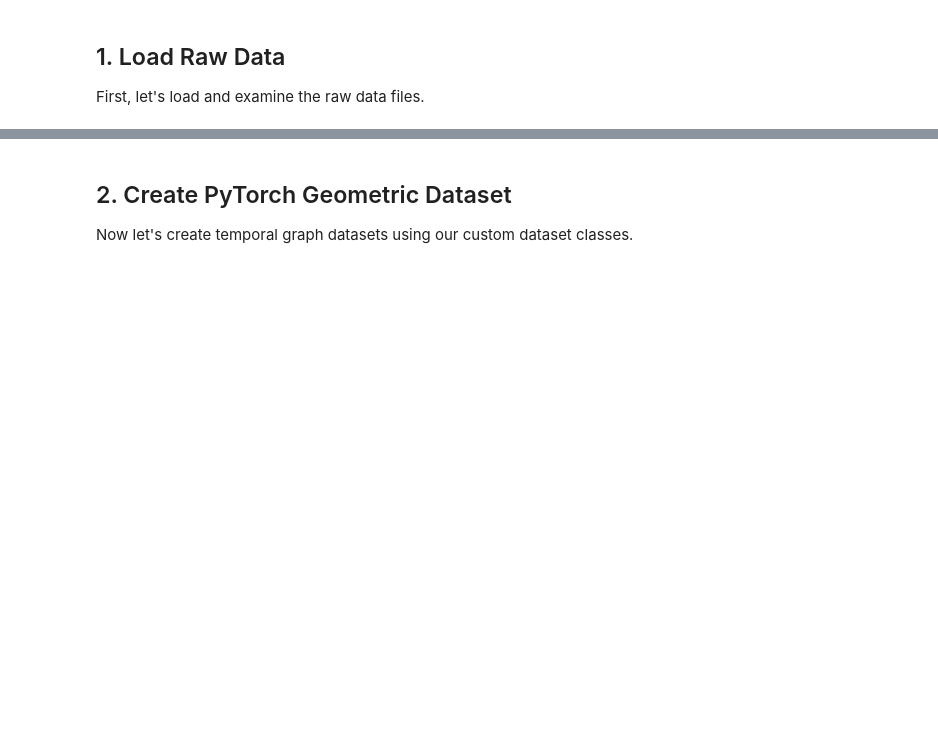
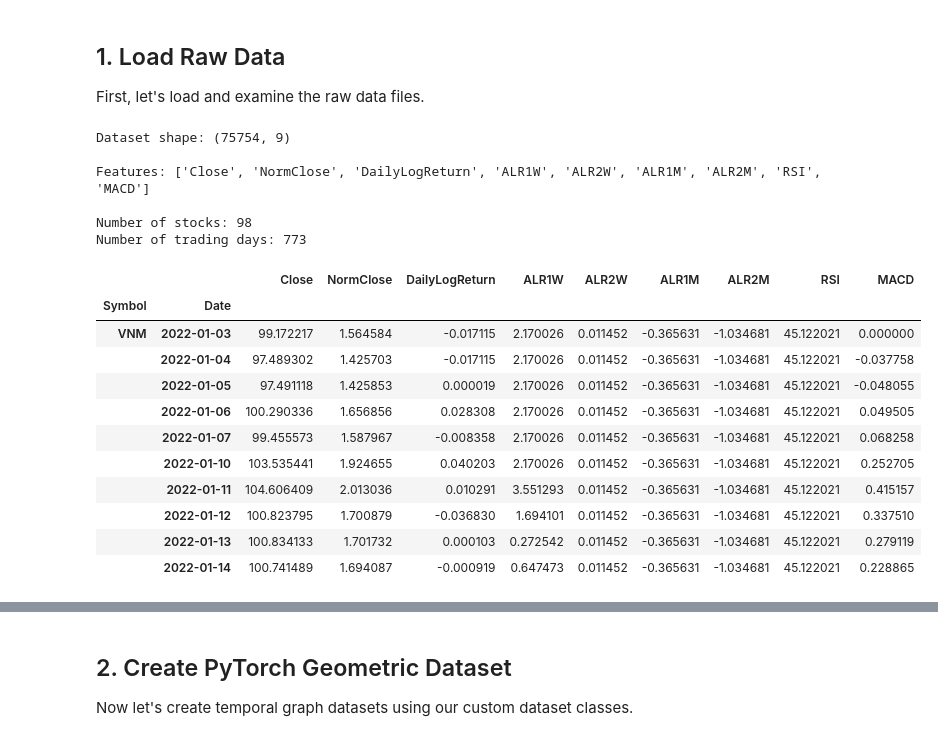
Before and after one commit to 23070601/NCKH, a Jupyter notebook: notebooks/2_data_preparation.ipynb, the cells around one changed output, grey strips where cells are left out. Drawn from its saved outputs; the diff is of its cells as text; code cells hidden in the pictures; blank space fills up the shorter version.

```diff
--- a/notebooks/2_data_preparation.ipynb
+++ b/notebooks/2_data_preparation.ipynb
@@ -33,12 +33,31 @@ sns.set_palette("husl")
 First, let's load and examine the raw data files.
 # %%
 # Load raw values
-values = pd.read_csv('../data/values.csv').set_index(['Symbol', 'Date'])
+values = pd.read_csv('../data/raw/values.csv').set_index(['Symbol', 'Date'])
 print(f"Dataset shape: {values.shape}")
 print(f"\nFeatures: {list(values.columns)}")
 print(f"\nNumber of stocks: {len(values.index.get_level_values('Symbol').unique())}")
 print(f"Number of trading days: {len(values.index.get_level_values('Date').unique())}")
 
 values.head(10)
+# %% [output]
+Dataset shape: (75754, 9)
+
+Features: ['Close', 'NormClose', 'DailyLogReturn', 'ALR1W', 'ALR2W', 'ALR1M', 'ALR2M', 'RSI', 'MACD']
+
+Number of stocks: 98
+Number of trading days: 773
+|  |  | Close | NormClose | DailyLogReturn | ALR1W | ALR2W | ALR1M | ALR2M | RSI | MACD |
+| Symbol | Date |  |  |  |  |  |  |  |  |  |
+| VNM | 2022-01-03 | 99.172217 | 1.564584 | -0.017115 | 2.170026 | 0.011452 | -0.365631 | -1.034681 | 45.122021 | 0.000000 |
+|  | 2022-01-04 | 97.489302 | 1.425703 | -0.017115 | 2.170026 | 0.011452 | -0.365631 | -1.034681 | 45.122021 | -0.037758 |
+|  | 2022-01-05 | 97.491118 | 1.425853 | 0.000019 | 2.170026 | 0.011452 | -0.365631 | -1.034681 | 45.122021 | -0.048055 |
+|  | 2022-01-06 | 100.290336 | 1.656856 | 0.028308 | 2.170026 | 0.011452 | -0.365631 | -1.034681 | 45.122021 | 0.049505 |
+|  | 2022-01-07 | 99.455573 | 1.587967 | -0.008358 | 2.170026 | 0.011452 | -0.365631 | -1.034681 | 45.122021 | 0.068258 |
+|  | 2022-01-10 | 103.535441 | 1.924655 | 0.040203 | 2.170026 | 0.011452 | -0.365631 | -1.034681 | 45.122021 | 0.252705 |
+|  | 2022-01-11 | 104.606409 | 2.013036 | 0.010291 | 3.551293 | 0.011452 | -0.365631 | -1.034681 | 45.122021 | 0.415157 |
+|  | 2022-01-12 | 100.823795 | 1.700879 | -0.036830 | 1.694101 | 0.011452 | -0.365631 | -1.034681 | 45.122021 | 0.337510 |
+|  | 2022-01-13 | 100.834133 | 1.701732 | 0.000103 | 0.272542 | 0.011452 | -0.365631 | -1.034681 | 45.122021 | 0.279119 |
+|  | 2022-01-14 | 100.741489 | 1.694087 | -0.000919 | 0.647473 | 0.011452 | -0.365631 | -1.034681 | 45.122021 | 0.228865 |
 # %%
 # Load adjacency matrix
```
Also changed, not shown: parts of 11 cells of this notebook, 17 other files.
